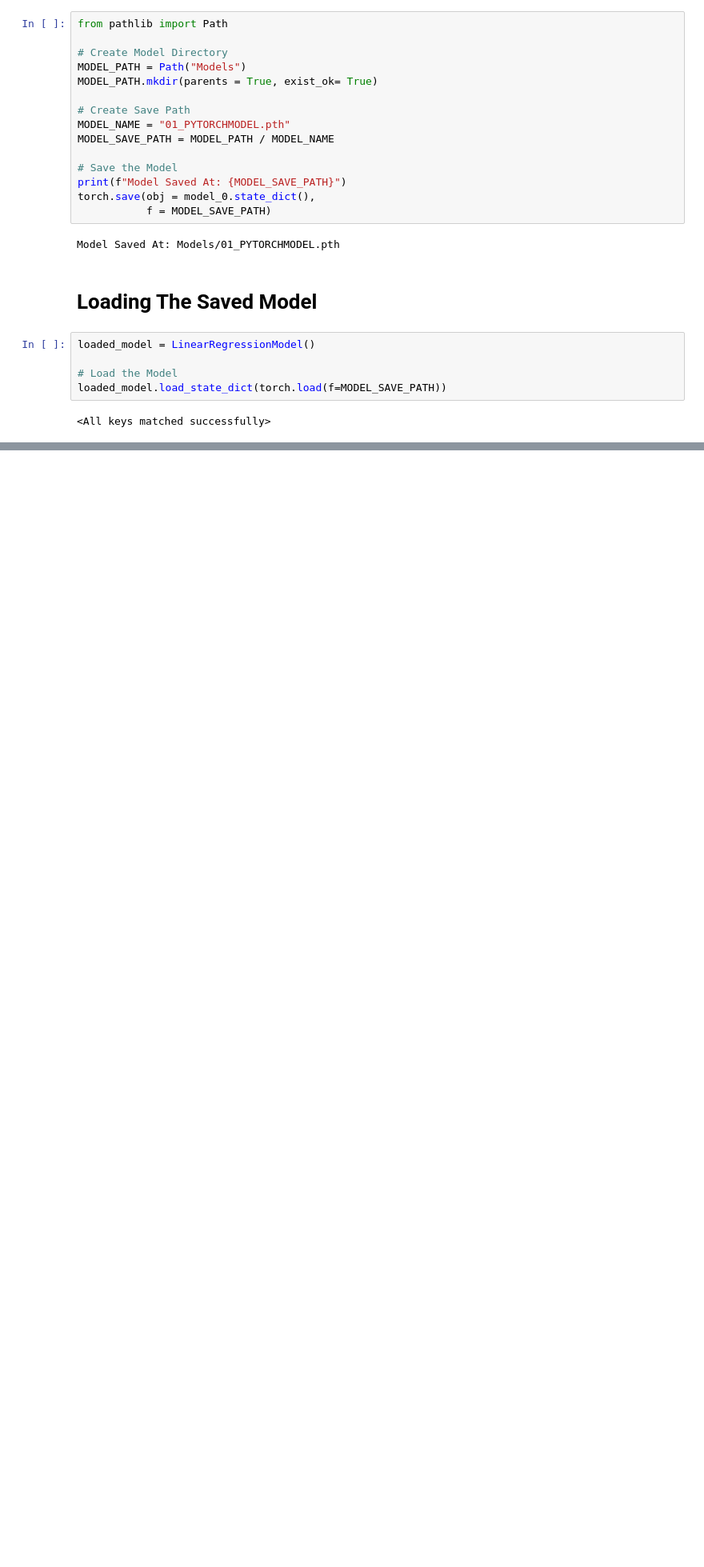
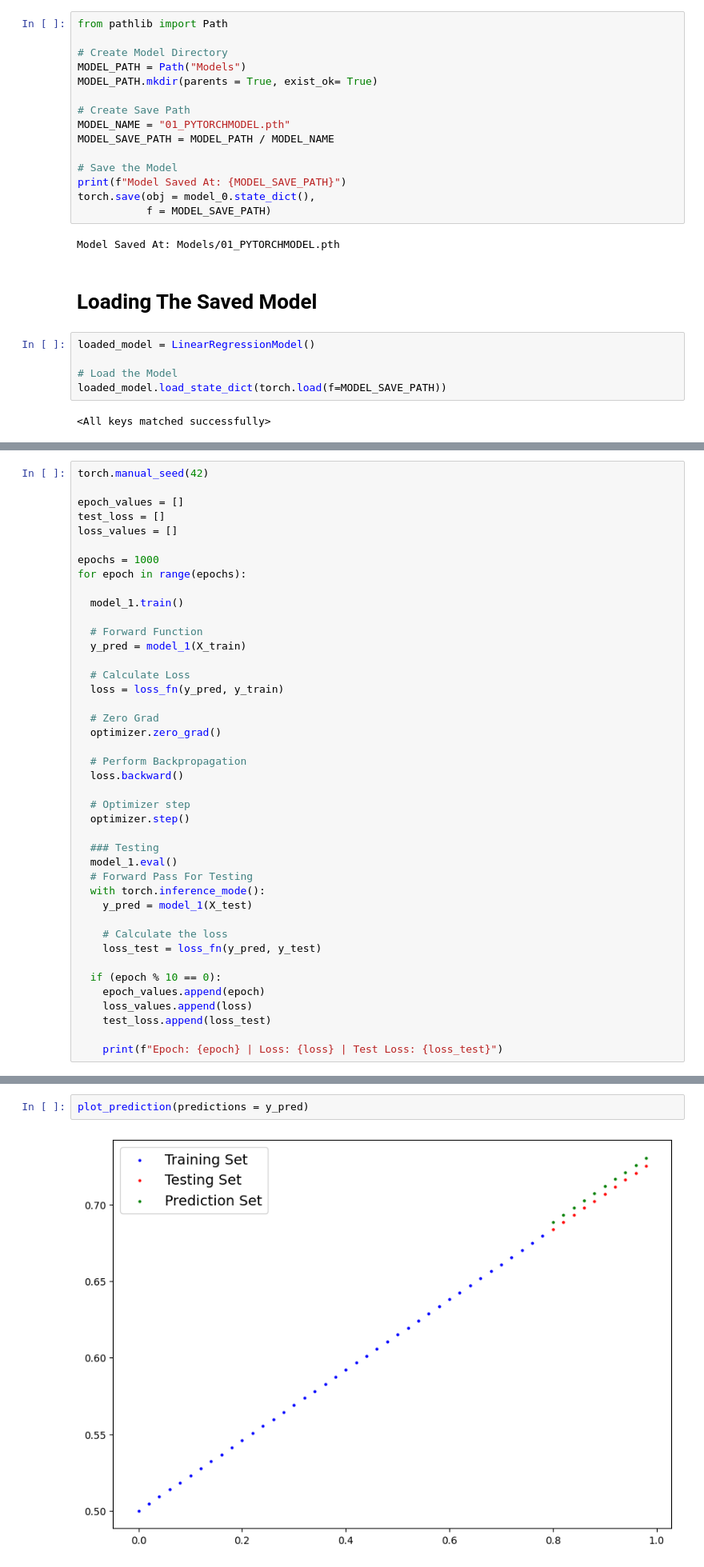
Before and after one commit to Rijan-Ja-Bhattarai/AI, a Jupyter notebook: 01_PythonWorkflow.ipynb, the cells around one changed output, grey strips where cells are left out. Shown at 80% size. Saved outputs shown, nothing was run; the diff lists cells and outputs as text; blank space fills up the shorter version.

```diff
--- a/01_PythonWorkflow.ipynb
+++ b/01_PythonWorkflow.ipynb
@@ -274,0 +392,42 @@ loaded_model.load_state_dict(torch.load(f=MODEL_SAVE_PATH))
+# %%
+torch.manual_seed(42)
+
+epoch_values = []
+test_loss = []
+loss_values = []
+
+epochs = 1000
+for epoch in range(epochs):
+
+  model_1.train()
+
+  # Forward Function
+  y_pred = model_1(X_train)
+
+  # Calculate Loss
+  loss = loss_fn(y_pred, y_train)
+
+  # Zero Grad
+  optimizer.zero_grad()
+
+  # Perform Backpropagation
+  loss.backward()
+
+  # Optimizer step
+  optimizer.step()
+
+  ### Testing
+  model_1.eval()
+  # Forward Pass For Testing
+  with torch.inference_mode():
+    y_pred = model_1(X_test)
+
+    # Calculate the loss
+    loss_test = loss_fn(y_pred, y_test)
+
+  if (epoch % 10 == 0):
+    epoch_values.append(epoch)
+    loss_values.append(loss)
+    test_loss.append(loss_test)
+
+    print(f"Epoch: {epoch} | Loss: {loss} | Test Loss: {loss_test}")
@@ -274,0 +463,4 @@ loaded_model.load_state_dict(torch.load(f=MODEL_SAVE_PATH))
+# %%
+plot_prediction(predictions = y_pred)
+# %% [output]
+[figure, added]
```
Also changed, not shown: parts of 29 cells of this notebook.
